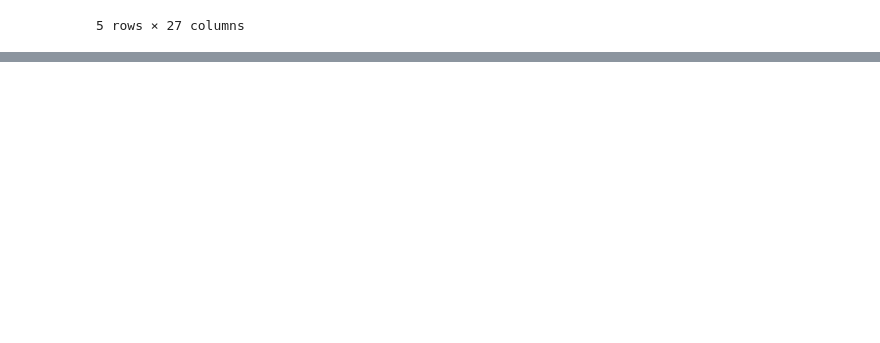
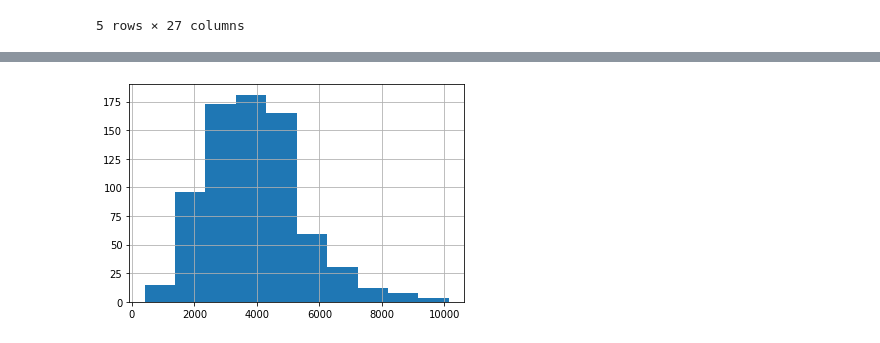
Before and after one commit to akila789/Glassdoor_Salary_Analysis, a Jupyter notebook: Glassdoor salary EDA.ipynb, the cells around one changed output, grey strips where cells are left out. Drawn from its saved outputs; the diff is of its cells as text; code cells hidden in the pictures; blank space fills up the shorter version.

```diff
--- a/Glassdoor salary EDA.ipynb
+++ b/Glassdoor salary EDA.ipynb
@@ -17,0 +148,4 @@ df.head()
+# %%
+df.desc_len.hist();
+# %% [output]
+[figure, added]
```
Also changed, not shown: parts of 36 cells of this notebook.
